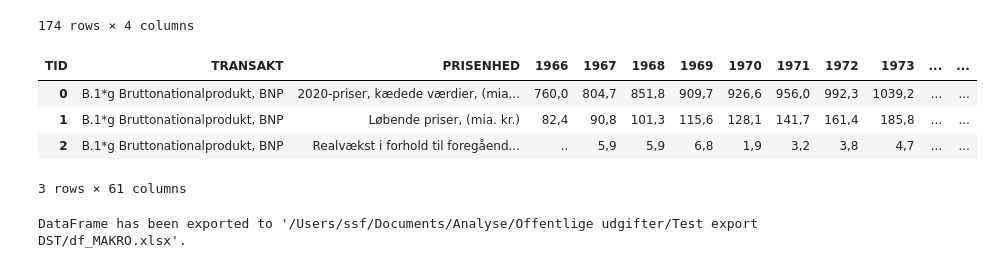
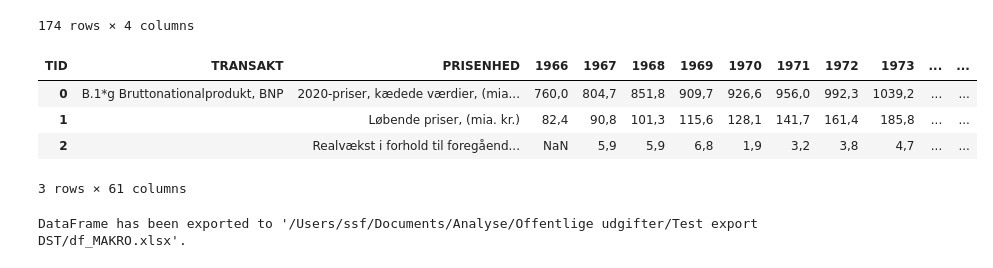
Before and after one commit to NNF-impact/API-to-extract-DST-data, a Jupyter notebook: DST_API.ipynb, the cells around one changed output. Cells and saved outputs as stored; diff of their text form; code cells hidden in the pictures.

```diff
--- a/DST_API.ipynb
+++ b/DST_API.ipynb
@@ -112,23 +113,31 @@ DataFrame with specified parameters:
 # %%
 # 5. Data manipulation and variable construction
 
 # Pivot the DataFrame
 df_MAKRO = df_MAKRO.pivot(index=['TRANSAKT', 'PRISENHED'], columns='TID', values='INDHOLD')
 
 # Reset index to make TRANSAKT and PRISENHED columns again
 df_MAKRO = df_MAKRO.reset_index()
 
 # Add the unit information as a new column
 if unit:
     df_MAKRO['Enhed'] = unit
 
+df_MAKRO['TRANSAKT'] = df_MAKRO['TRANSAKT'].where(
+    df_MAKRO['TRANSAKT'] != df_MAKRO['TRANSAKT'].shift(),
+    ''
+)
+
+# Replace '..' with NaN
+df_MAKRO.replace('..', np.nan, inplace=True)
+
 # Display the DataFrame
 display(df_MAKRO)
 # %% [output]
 | TID | TRANSAKT | PRISENHED | 1966 | 1967 | 1968 | 1969 | 1970 | 1971 | 1972 | 1973 | ... | ... |
 | 0 | B.1*g Bruttonationalprodukt, BNP | 2020-priser, kædede værdier, (mia... | 760,0 | 804,7 | 851,8 | 909,7 | 926,6 | 956,0 | 992,3 | 1039,2 | ... | ... |
-| 1 | B.1*g Bruttonationalprodukt, BNP | Løbende priser, (mia. kr.) | 82,4 | 90,8 | 101,3 | 115,6 | 128,1 | 141,7 | 161,4 | 185,8 | ... | ... |
-| 2 | B.1*g Bruttonationalprodukt, BNP | Realvækst i forhold til foregåend... | .. | 5,9 | 5,9 | 6,8 | 1,9 | 3,2 | 3,8 | 4,7 | ... | ... |
+| 1 |  | Løbende priser, (mia. kr.) | 82,4 | 90,8 | 101,3 | 115,6 | 128,1 | 141,7 | 161,4 | 185,8 | ... | ... |
+| 2 |  | Realvækst i forhold til foregåend... | NaN | 5,9 | 5,9 | 6,8 | 1,9 | 3,2 | 3,8 | 4,7 | ... | ... |
 3 rows × 61 columns
 # %%
 # 6. Download data to excel
```
Also changed, not shown: parts of 11 cells of this notebook, 1 other file.
